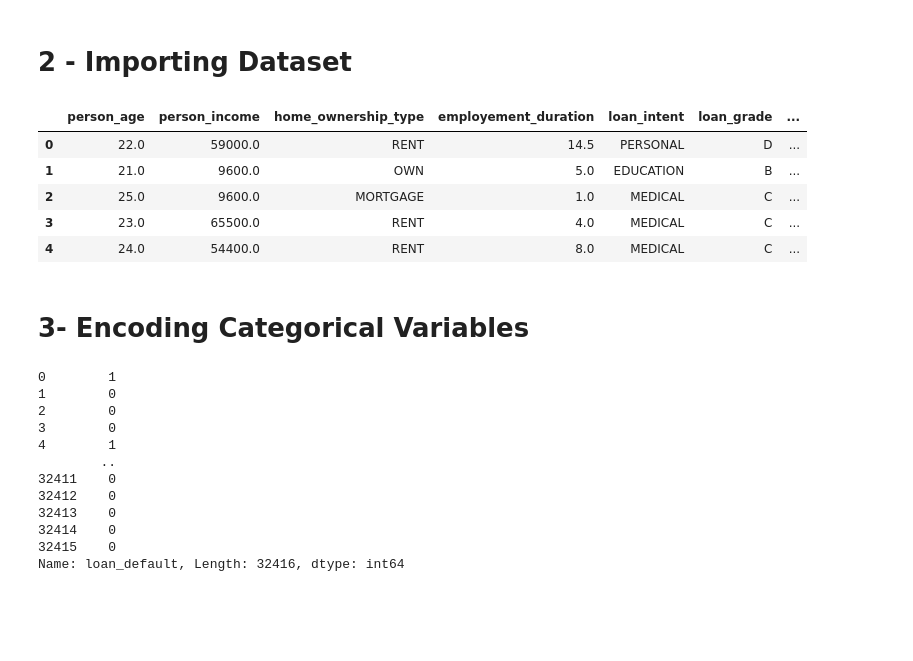
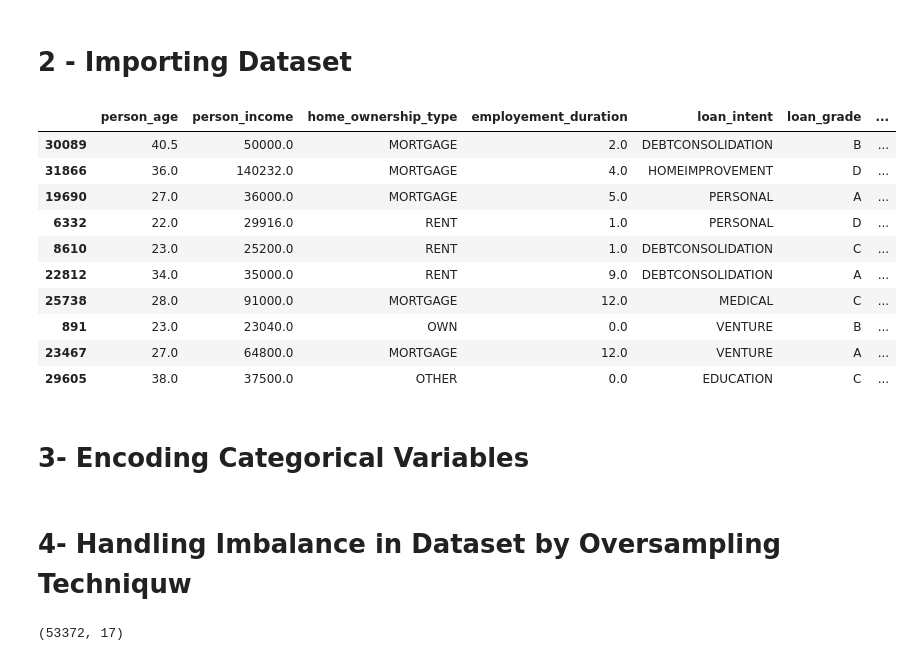
Before and after one commit to Prabh10p/customer-credit-risk-optimization, a Jupyter notebook: src/notebook/Jupyter Notebooks/Model_training.ipynb, the cells around one changed output. Drawn from its saved outputs; the diff is of its cells as text; code cells hidden in the pictures; blank space fills up the shorter version.

```diff
--- a/src/notebook/Jupyter Notebooks/Model_training.ipynb
+++ b/src/notebook/Jupyter Notebooks/Model_training.ipynb
@@ -37,14 +42,19 @@ warnings.filterwarnings("ignore", category=ConvergenceWarning)
 # 2 - Importing Dataset
 # %%
 df = pd.read_csv("../data/cleaned_data.csv")
-df.head()
+df.sample(10)
 # %% [output]
 |  | person_age | person_income | home_ownership_type | employement_duration | loan_intent | loan_grade | ... |
-| 0 | 22.0 | 59000.0 | RENT | 14.5 | PERSONAL | D | ... |
-| 1 | 21.0 | 9600.0 | OWN | 5.0 | EDUCATION | B | ... |
-| 2 | 25.0 | 9600.0 | MORTGAGE | 1.0 | MEDICAL | C | ... |
-| 3 | 23.0 | 65500.0 | RENT | 4.0 | MEDICAL | C | ... |
-| 4 | 24.0 | 54400.0 | RENT | 8.0 | MEDICAL | C | ... |
+| 30089 | 40.5 | 50000.0 | MORTGAGE | 2.0 | DEBTCONSOLIDATION | B | ... |
+| 31866 | 36.0 | 140232.0 | MORTGAGE | 4.0 | HOMEIMPROVEMENT | D | ... |
+| 19690 | 27.0 | 36000.0 | MORTGAGE | 5.0 | PERSONAL | A | ... |
+| 6332 | 22.0 | 29916.0 | RENT | 1.0 | PERSONAL | D | ... |
+| 8610 | 23.0 | 25200.0 | RENT | 1.0 | DEBTCONSOLIDATION | C | ... |
+| 22812 | 34.0 | 35000.0 | RENT | 9.0 | DEBTCONSOLIDATION | A | ... |
+| 25738 | 28.0 | 91000.0 | MORTGAGE | 12.0 | MEDICAL | C | ... |
+| 891 | 23.0 | 23040.0 | OWN | 0.0 | VENTURE | B | ... |
+| 23467 | 27.0 | 64800.0 | MORTGAGE | 12.0 | VENTURE | A | ... |
+| 29605 | 38.0 | 37500.0 | OTHER | 0.0 | EDUCATION | C | ... |
 # %% [markdown]
 # 3- Encoding Categorical Variables
 # %%
@@ -73,17 +91,0 @@ df_encoded['loan_default'] = le.fit_transform(df_encoded['loan_default'])
-# %%
-X = df_encoded.drop('loan_default', axis=1)
-y = df_encoded['loan_default']
-y
-# %% [output]
-0        1
-1        0
-2        0
-3        0
-4        1
-        ..
-32411    0
-32412    0
-32413    0
-32414    0
-32415    0
-Name: loan_default, Length: 32416, dtype: int64
@@ -91,0 +92,25 @@ X_train,X_test,y_train,y_test  =train_test_split(X,y,test_size=0.3,random_state=
+# %% [markdown]
+# 4- Handling Imbalance in Dataset by Oversampling Techniquw
+# %%
+# Count how many records belong to each class
+majority_count = len(df_encoded[df_encoded["loan_default"] == 0])
+minority_count = len(df_encoded[df_encoded["loan_default"] == 1])
+
+# Subset the actual data (not just boolean masks)
+majority = df_encoded[df_encoded["loan_default"] == 0]
+minority = df_encoded[df_encoded["loan_default"] == 1]
+
+
+new_minority = minority.sample(majority_count,replace=True)
+new_df = pd.concat([majority,new_minority],axis=0)
+new_df["loan_default"].value_counts()
+
+new_df = new_df.sample(frac=1, random_state=42).reset_index(drop=True)
+
+
+X_corr = df_encoded
+X = new_df.drop('loan_default', axis=1)
+y = new_df['loan_default']
+X.shape
+# %% [output]
+(53372, 17)
```
Also changed, not shown: parts of 27 cells of this notebook, 7 other files.
